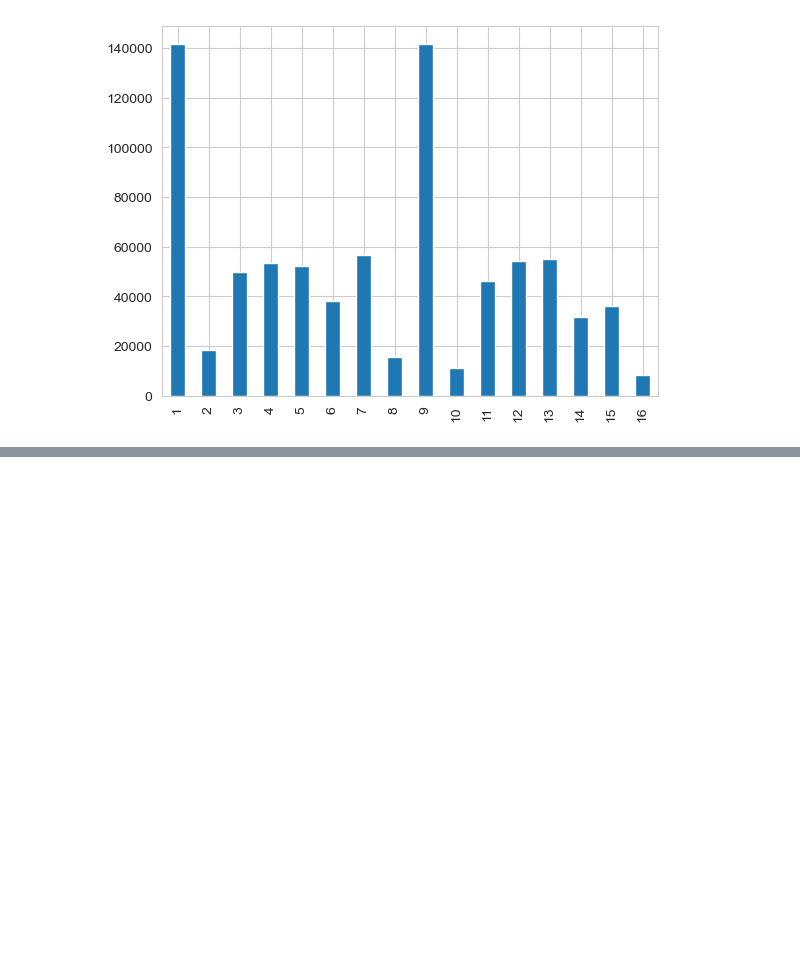
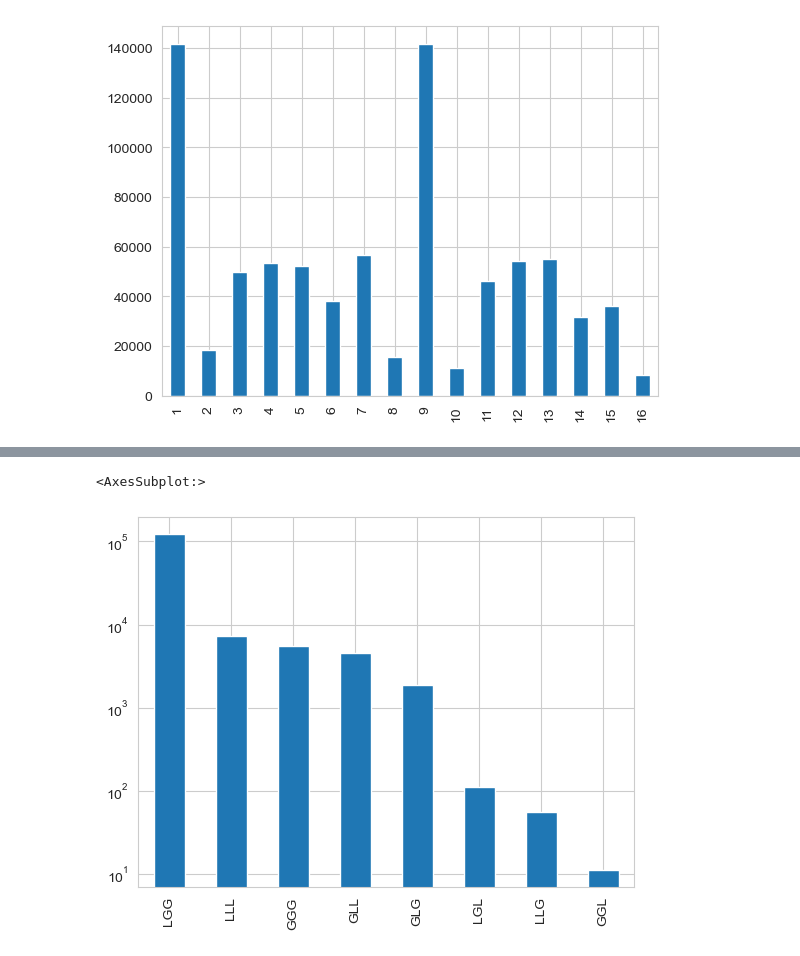
Before and after one commit to kmein/shloka, a Jupyter notebook: shloka-scansion/Shloka.ipynb, the cells around one changed output, grey strips where cells are left out. Saved outputs shown, nothing was run; the diff lists cells and outputs as text; code cells hidden in the pictures; blank space fills up the shorter version.

```diff
--- a/shloka-scansion/Shloka.ipynb
+++ b/shloka-scansion/Shloka.ipynb
@@ -71,0 +111,5 @@ df_localisation["position"].value_counts().sort_index().plot.bar()
+# %%
+shlokas["lengths"].apply(lambda ls: ls.split(".")[1][0:3]).value_counts().plot.bar(logy=True)
+# %% [output]
+<AxesSubplot:>
+[figure, added]
```
Also changed, not shown: parts of 12 cells of this notebook.
